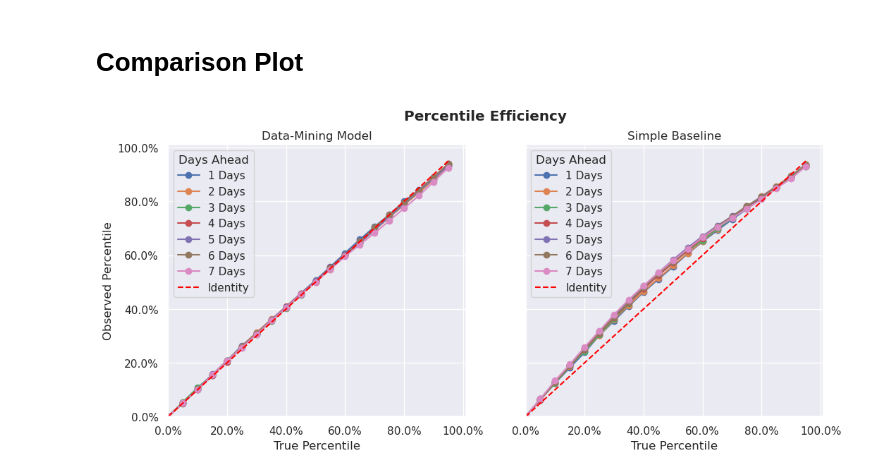
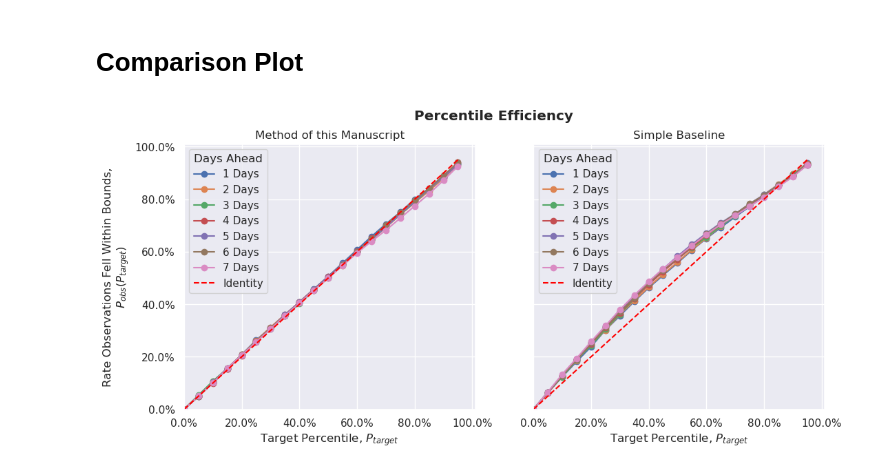
Before and after one commit to ddasilva/wsa_knn_uncertainty_v2, a Jupyter notebook: notebooks/Percentile Analysis.ipynb, the cells around one changed output. Drawn from its saved outputs; the diff is of its cells as text; code cells hidden in the pictures.

```diff
--- a/notebooks/Percentile Analysis.ipynb
+++ b/notebooks/Percentile Analysis.ipynb
@@ -23,7 +23,7 @@ os.chdir("..")
 df = pd.DataFrame()
 scores = pd.DataFrame()
 # tag = "skew_gaussian/k200/delta_window8"
-tag = "skew_gaussian/k275/delta_window2"
+tag = "rfr"
 real = 0
 
 df_baseline = pd.DataFrame()
@@ -180,8 +180,8 @@ def make_plot(df_plot, title, ax):
         linestyle="dashed",
     )
     ax.legend().set_title("Days Ahead")
-    ax.set_xlabel("True Percentile")
-    ax.set_ylabel("Observed Percentile")
+    ax.set_xlabel("Target Percentile, $P_{target}$")
+    ax.set_ylabel("Rate Observations Fell Within Bounds,\n$P_{obs}(P_{target})$")
     ax.set_xlim(0, 101)
     ax.set_ylim(0, 101)
     ax.set_yticklabels([str(p) + "%" for p in ax.get_xticks()])
@@ -190,12 +190,12 @@ def make_plot(df_plot, title, ax):
 # %%
 fig, axes = plt.subplots(1, 2, figsize=(12, 5), sharey=True)
 
-make_plot(df, "Data-Mining Model", axes[0])
+make_plot(df, "Method of this Manuscript", axes[0])
 make_plot(df_baseline, "Simple Baseline", axes[1])
 axes[1].set_ylabel("")
 plt.suptitle("Percentile Efficiency", fontweight="bold")
 plt.savefig("plots/percentile_efficiency.png", dpi=300)
 # %% [output]
-[figure, old version]
+[figure, new version]
 # %%
 np.abs(df_baseline_err) - np.abs(df_err)
```
Also changed, not shown: parts of 1 cell of this notebook, 7 other files.
